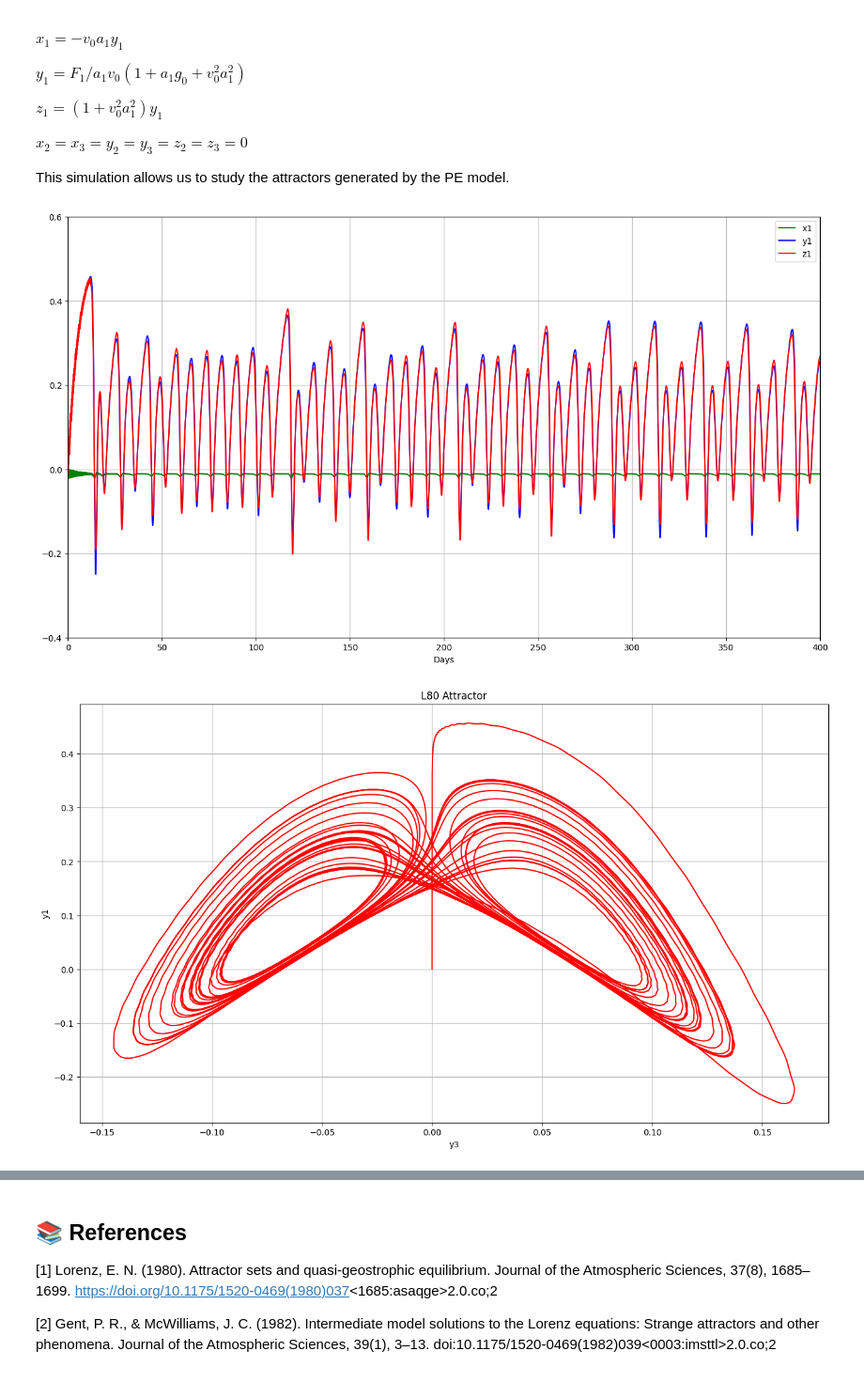
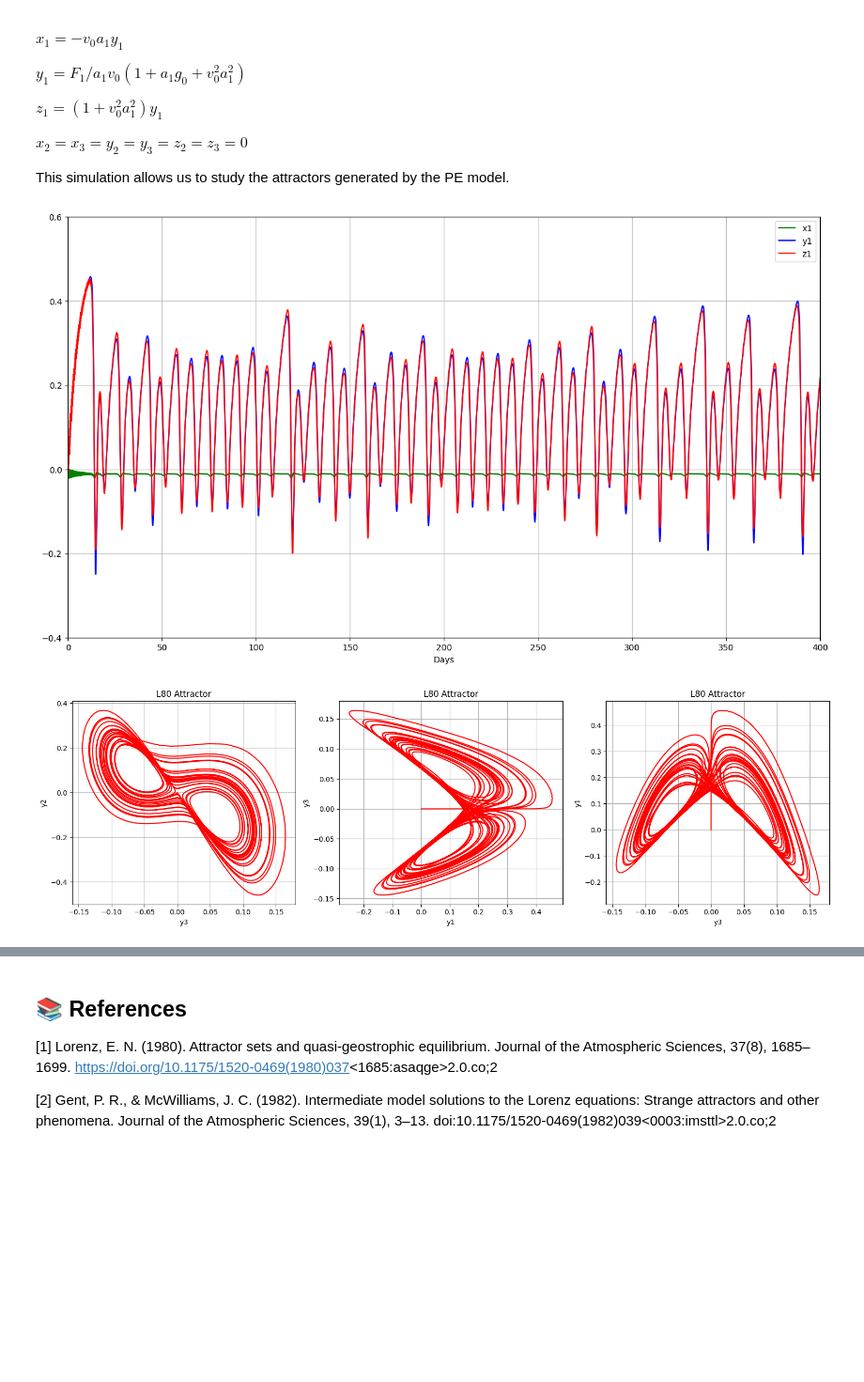
Before and after one commit to lucasamtaylor01/Lorenz80, a Jupyter notebook: simulations.ipynb, the cells around one changed output, grey strips where cells are left out. Shown at 94% size. Saved outputs shown, nothing was run; the diff lists cells and outputs as text; code cells hidden in the pictures; blank space fills up the shorter version.

```diff
--- a/simulations.ipynb
+++ b/simulations.ipynb
@@ -102,7 +102,7 @@ def solve_pe_ivp(x_initial, y_initial, z_initial, days):
     t_eval = np.linspace(0, t_final, n_steps)
 
     # Resolvendo o sistema usando solve_ivp
-    sol = solve_ivp(pe_model, t_span, initial_state, t_eval=t_eval, method="RK45")
+    sol = solve_ivp(pe_model, t_span, initial_state, t_eval=t_eval, method="RK45", atol=1e-10, rtol=1e-8)
 
     return sol.t / 8, sol.y[:3].T, sol.y[3:6].T, sol.y[6:].T
 # %% [markdown]
@@ -119,7 +119,7 @@ This study used three different approaches to data visualization:
    This visualization shows the system's attractor through three two-dimensional projections: $y_1 \times y_1$, $y_3 \times y_2$ and $y_1 \times y_3$. These projections were chosen to validate our results by comparing them with the attractors presented in the article [3].
 # %%
 def evolution_x1y1z1(time, x, y, z, days):
-    fig, ax = plt.subplots(figsize=(16, 9))
+    _, ax = plt.subplots(figsize=(16, 9))
 
     ax.plot(time, x[:, 0], label="x1", color="green")
     ax.plot(time, y[:, 0], label="y1", color="blue")
@@ -132,7 +132,7 @@ def evolution_x1y1z1(time, x, y, z, days):
     ax.legend()
 
 def evolution_y1z1(time, y, z, days):
-    fig, ax = plt.subplots(figsize=(16, 9))
+    _, ax = plt.subplots(figsize=(16, 9))
 
     ax.plot(time, y[:, 0], label="y1", color="blue")
     ax.plot(time, z[:, 0], label="z1", color="red")
@@ -143,38 +143,36 @@ def evolution_y1z1(time, y, z, days):
     ax.grid(True)
 
 
-def plot_y2y3(y):
-    plt.figure(figsize=(16, 9))
 
+def plot_bidimensional_y(y):
+    plt.figure(figsize=(16, 5))
+
+    # Primeiro gráfico
+    plt.subplot(1, 3, 1)
     plt.plot(y[:, 2], y[:, 1], color="red")
-
     plt.title("L80 Attractor")
     plt.xlabel("y3")
     plt.ylabel("y2")
     plt.grid(True)
 
-
-def plot_y1y3(y):
-    plt.figure(figsize=(16, 9))
-
+    # Segundo gráfico
+    plt.subplot(1, 3, 2)
     plt.plot(y[:, 0], y[:, 2], color="red")
-
     plt.title("L80 Attractor")
     plt.xlabel("y1")
     plt.ylabel("y3")
     plt.grid(True)
 
-
-
-def plot_y3y1(y):
-    plt.figure(figsize=(16, 9))
-
+    # Terceiro gráfico
+    plt.subplot(1, 3, 3)
     plt.plot(y[:, 2], y[:, 0], color="red")
-
     plt.title("L80 Attractor")
     plt.xlabel("y3")
     plt.ylabel("y1")
     plt.grid(True)
+
+    plt.tight_layout()
+    plt.show()
 # %% [markdown]
 ## 🔬 Simulations
 
@@ -227,34 +224,32 @@ This simulation allows us to study the attractors generated by the PE model.
 # %%
 # SIMULATION HADLEY CONDITIONS 01
 
 # Simulation days
 hadley01_days = 400
 
 # Initial conditions
 y1 = (
     vector_f[1]
     / vector_a[1]
     * nu_0
     * (1 + vector_a[1] * g_0 + nu_0**2 * vector_a[1] ** 2)
 )
 z1 = (1 + nu_0**2 * vector_a[1] ** 2) * y1
 x1 = -nu_0 * vector_a[1] * y1
 
 hadley01_initial_x = [x1, 0, 0]
 hadley01_initial_y = [y1, -(10 ** (-5)), 0]
 hadley01_initial_z = [z1, 10 ** (-5), 0]
 
 # PE model simulation
 t_hadley01, x_hadley01, y_hadley01, z_hadley01 = solve_pe_ivp(
     hadley01_initial_x, hadley01_initial_y, hadley01_initial_z, hadley01_days
 )
 
 # Plot
 evolution_x1y1z1(t_hadley01, x_hadley01, y_hadley01, z_hadley01, hadley01_days)
-plot_y3y1(y_hadley01)
-plot_y2y3(y_hadley01)
-plot_y1y3(y_hadley01)
+plot_bidimensional_y(y_hadley01)
 plt.show()
 # %% [output]
-[figure, old version]
+[figure, new version]
-[figure, old version]
+[figure, new version]
```
Also changed, not shown: parts of 2 cells of this notebook.
